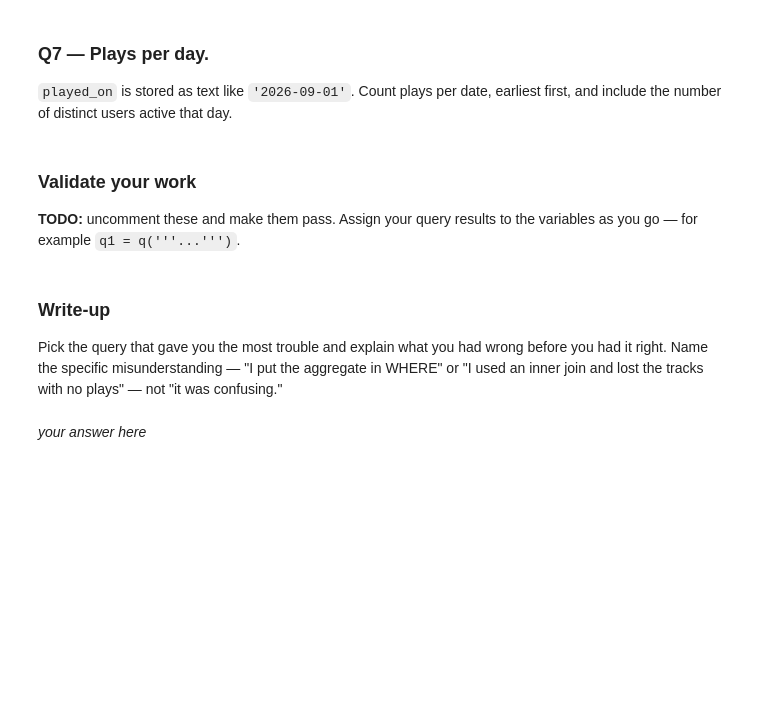
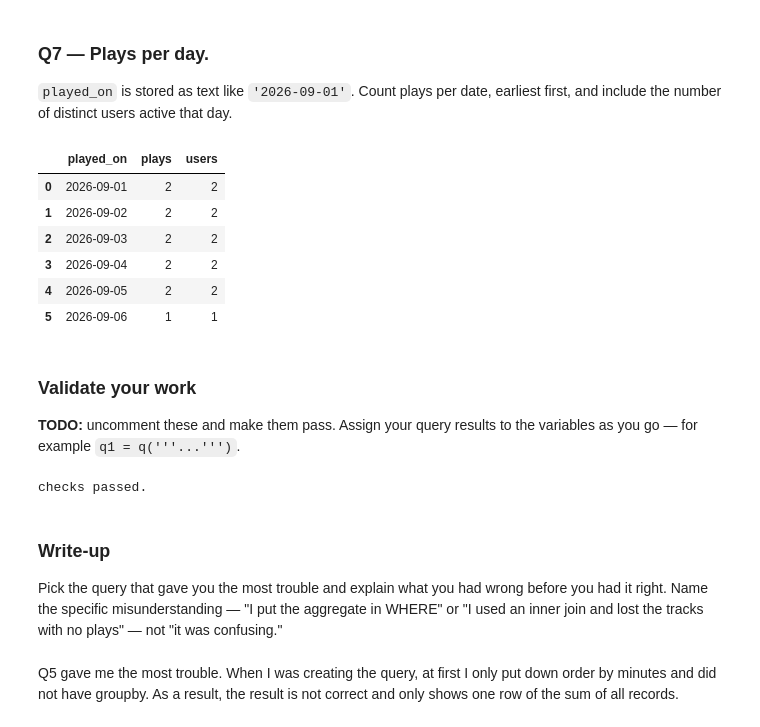
Before and after one commit to yilinw762/ds2002-fa26, a Jupyter notebook: notebooks/02-sql-databases/2026_09_11_—_SQL_Challenge_Set_—_Lab.ipynb, the cells around one changed output. Drawn from its saved outputs; the diff is of its cells as text; code cells hidden in the pictures; blank space fills up the shorter version.

```diff
--- a/notebooks/02-sql-databases/2026_09_11_—_SQL_Challenge_Set_—_Lab.ipynb
+++ b/notebooks/02-sql-databases/2026_09_11_—_SQL_Challenge_Set_—_Lab.ipynb
@@ -99,15 +155,57 @@ q('''
+# %%
+q('''
+SELECT played_on, COUNT(*) AS plays, COUNT(DISTINCT user) AS users
+FROM plays
+GROUP BY played_on
+ORDER BY played_on
+''')
+# %% [output]
+|  | played_on | plays | users |
+| 0 | 2026-09-01 | 2 | 2 |
+| 1 | 2026-09-02 | 2 | 2 |
+| 2 | 2026-09-03 | 2 | 2 |
+| 3 | 2026-09-04 | 2 | 2 |
+| 4 | 2026-09-05 | 2 | 2 |
+| 5 | 2026-09-06 | 1 | 1 |
 # %% [markdown]
 ### Validate your work
 
 **TODO:** uncomment these and make them pass. Assign your query results to the variables as you go — for example `q1 = q('''...''')`.
 # %%
-# assert len(q1) == 9, 'Q1 should return one row per track'
-# assert len(q4) == 2, 'Q4: two tracks have never been played'
-# assert q3['plays'].sum() == 11, 'Q3 should account for all 11 plays'
+q1 = q('''
+SELECT tracks.title, artists.name, artists.country
+FROM tracks
+JOIN artists ON tracks.artist_id = artists.artist_id
+''')
+q2 = q('''
+SELECT genre, AVG(seconds) AS avg_length
+FROM tracks
+GROUP BY genre
+ORDER BY avg_length DESC
+LIMIT 1
+''')
+q3 = q('''
+SELECT user, COUNT(*) AS plays, COUNT(DISTINCT track_id) AS distinct_tracks
+FROM plays
+GROUP BY user
+ORDER BY plays DESC, distinct_tracks DESC
+''')
+q4 = q('''
+SELECT tracks.track_id, tracks.title
+FROM tracks
+LEFT JOIN plays ON tracks.track_id = plays.track_id
+WHERE plays.track_id IS NULL
+''')
+
+assert len(q1) == 9, 'Q1 should return one row per track'
+assert len(q4) == 2, 'Q4: two tracks have never been played'
+assert q3['plays'].sum() == 11, 'Q3 should account for all 11 plays'
 print('checks passed.')
+# %% [output]
+checks passed.
 # %% [markdown]
 ### Write-up
 
 Pick the query that gave you the most trouble and explain what you had wrong before you had it right. Name the specific misunderstanding — "I put the aggregate in WHERE" or "I used an inner join and lost the tracks with no plays" — not "it was confusing."
-# %% [markdown]
-_your answer here_
+# %% [markdown]
+Q5 gave me the most trouble. When I was creating the query, at first I only put down order by minutes and did not have groupby. As a result, the result is not correct and only shows one row of the sum of all records.
```
Also changed, not shown: parts of 14 cells of this notebook.
